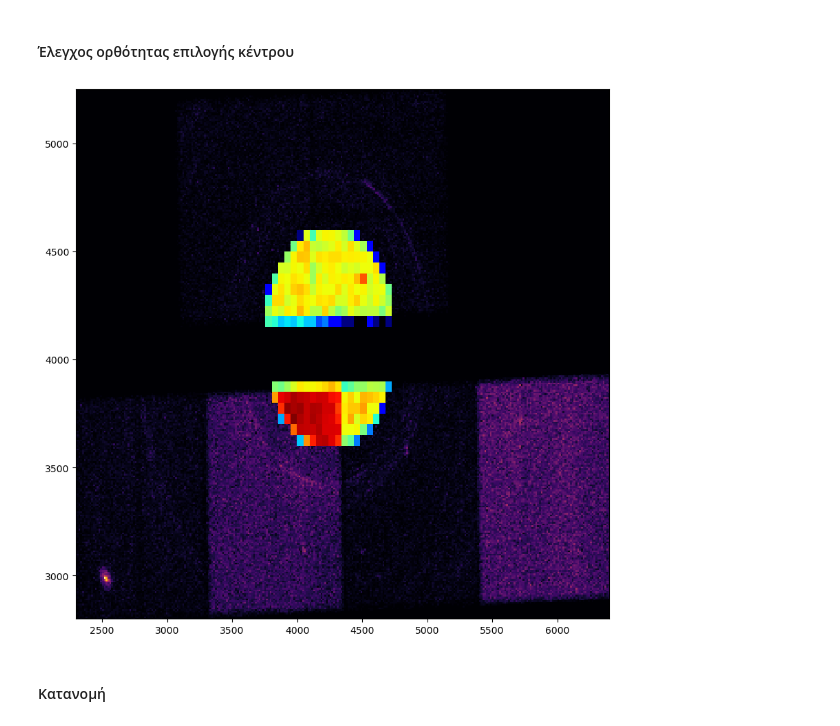
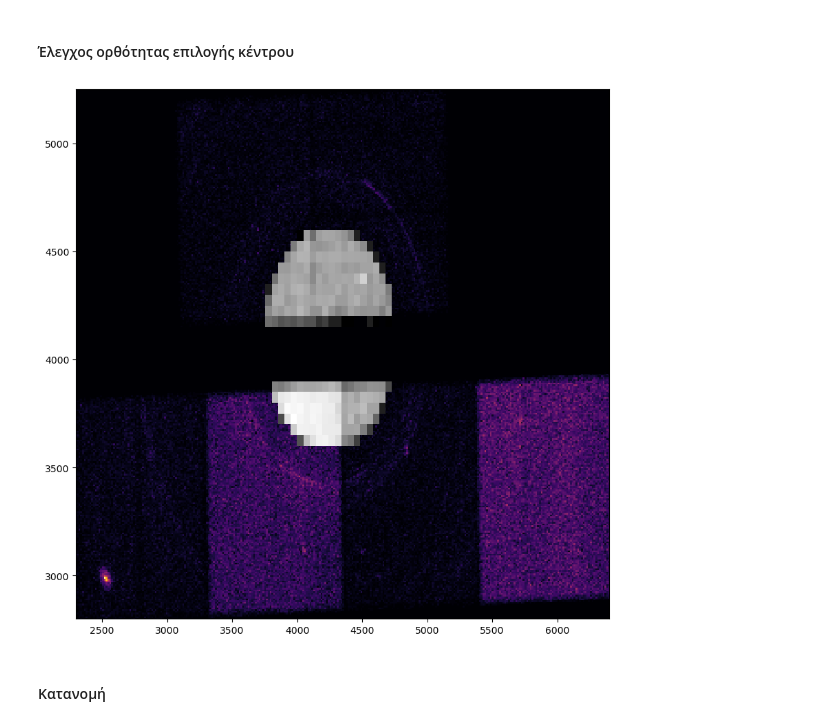
Before and after one commit to xmamalou/astrolab-team-exercise, a Jupyter notebook: thing.ipynb, the cells around one changed output. Saved outputs shown, nothing was run; the diff lists cells and outputs as text; code cells hidden in the pictures.

```diff
--- a/thing.ipynb
+++ b/thing.ipynb
@@ -61,20 +61,20 @@ star_circle = Circle(star_origin, 500)
 # %%
 star_points = np.array([Point(x, y) for x, y in zip(star_x_coords, star_y_coords)])
 
 star_origin_mask = star_circle.are_points_in_circle(star_points)
 
 masked_star_points = star_points[star_origin_mask]
 masked_star_x_coords = np.array([point.x for point in masked_star_points])
 masked_star_y_coords = np.array([point.y for point in masked_star_points])
 
 plt.close('all')
 plt.figure(1,figsize=(10,10))
 plt.hist2d(star_x_coords, star_y_coords, bins=300, cmap='inferno')
-plt.hist2d(masked_star_x_coords, masked_star_y_coords, bins=20, cmap=plt.cm.jet,norm=mpl.colors.LogNorm())
+plt.hist2d(masked_star_x_coords, masked_star_y_coords, bins=20, cmap=plt.cm.gray,norm=mpl.colors.LogNorm())
 plt.xlim(2300,6400)
 plt.ylim(2800,5250)
 plt.show()
 # %% [output]
-[figure, old version]
+[figure, new version]
 # %% [markdown]
 #### Κατανομή
```
